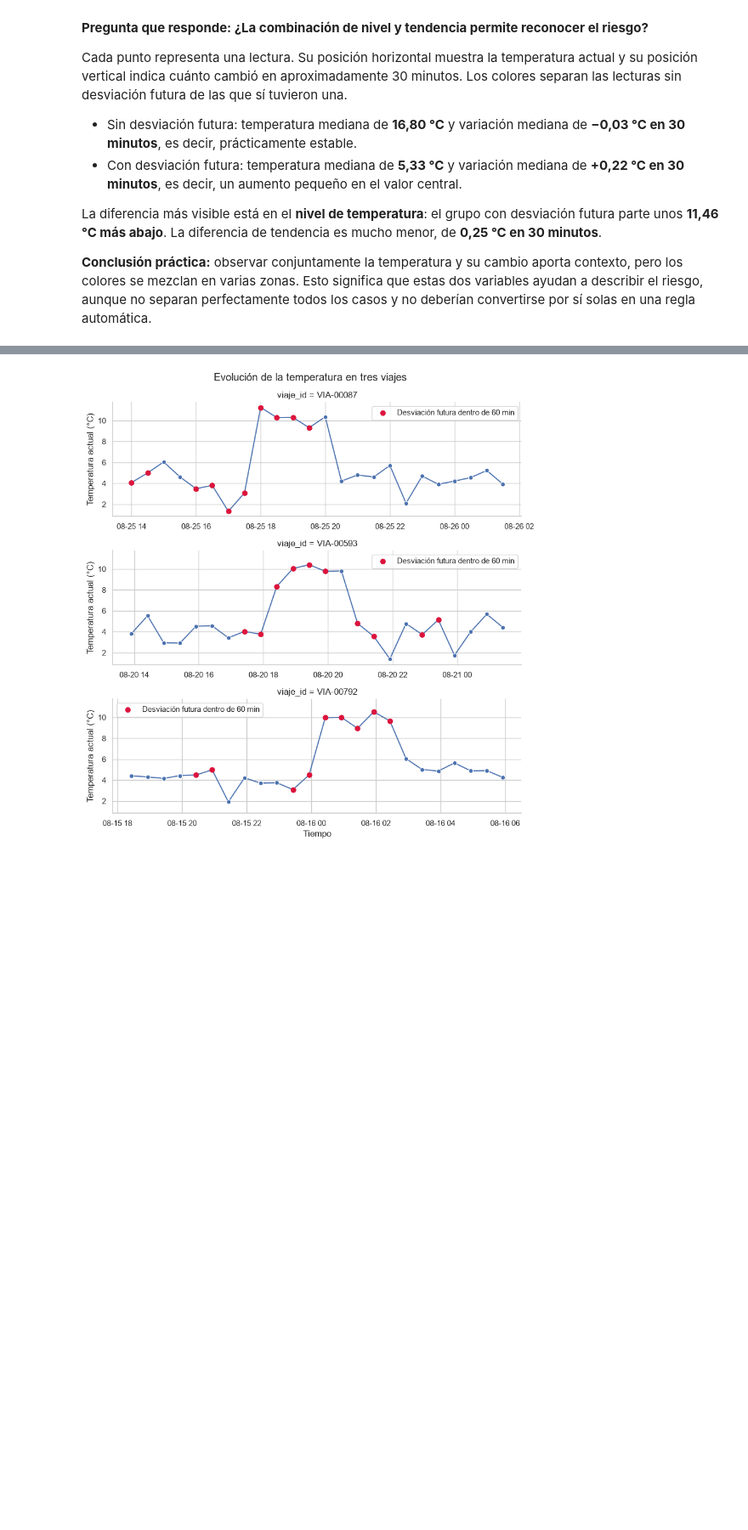
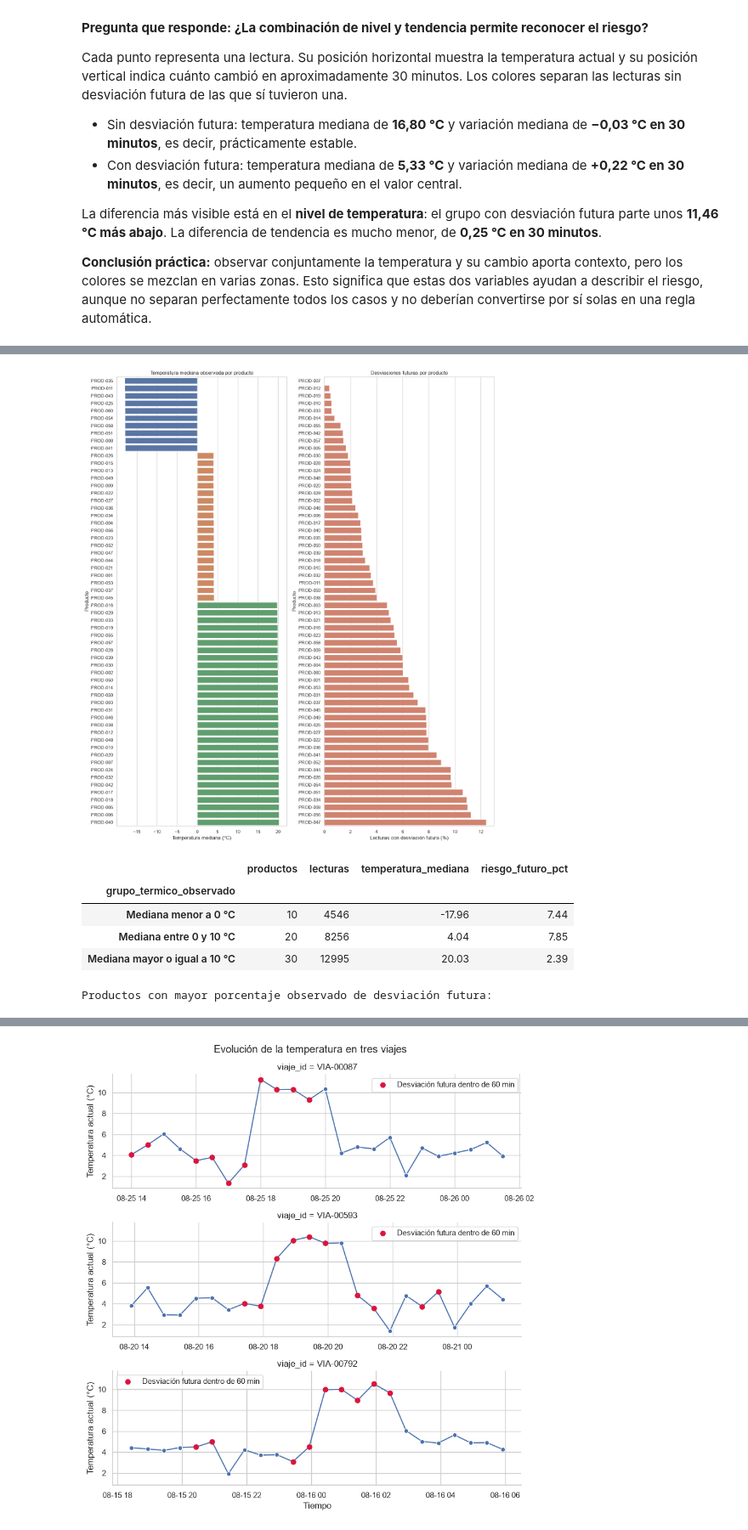
Before and after one commit to remrodri/practicasNotebookColab, a Jupyter notebook: proyecto-integradorV3/04-EDA/04_EDA_Gold_AndinaLog_IoT.ipynb, the cells around one changed output, grey strips where cells are left out. Shown at 85% size. Cells and saved outputs as stored; diff of their text form; code cells hidden in the pictures; blank space fills up the shorter version.

```diff
--- a/proyecto-integradorV3/04-EDA/04_EDA_Gold_AndinaLog_IoT.ipynb
+++ b/proyecto-integradorV3/04-EDA/04_EDA_Gold_AndinaLog_IoT.ipynb
@@ -422,0 +433,72 @@ La diferencia más visible está en el **nivel de temperatura**: el grupo con de
+# %%
+resumen_producto = (
+    analisis.groupby("producto_id")
+    .agg(
+        lecturas=("producto_id", "size"),
+        viajes=("viaje_id", "nunique"),
+        temperatura_mediana=(temp, "median"),
+        temperatura_minima=(temp, "min"),
+        temperatura_maxima=(temp, "max"),
+        desviaciones_futuras=(objetivo, "sum"),
+        riesgo_futuro_pct=(objetivo, "mean"),
+    )
+)
+resumen_producto["riesgo_futuro_pct"] *= 100
+resumen_producto["grupo_termico_observado"] = pd.cut(
+    resumen_producto["temperatura_mediana"],
+    bins=[-np.inf, 0, 10, np.inf],
+    labels=["Mediana menor a 0 °C", "Mediana entre 0 y 10 °C", "Mediana mayor o igual a 10 °C"],
+    right=False,
+)
+
+display(resumen_producto.sort_values("temperatura_mediana").round(2))
+
+orden_temperatura = resumen_producto.sort_values("temperatura_mediana").index
+orden_riesgo = resumen_producto.sort_values("riesgo_futuro_pct").index
+
+fig, axes = plt.subplots(1, 2, figsize=(14, 16))
+sns.barplot(
+    data=resumen_producto.loc[orden_temperatura].reset_index(),
+    y="producto_id", x="temperatura_mediana", hue="grupo_termico_observado",
+    dodge=False, ax=axes[0], legend=False,
+)
+axes[0].set_title("Temperatura mediana observada por producto")
+axes[0].set_xlabel("Temperatura mediana (°C)")
+axes[0].set_ylabel("Producto")
+
+sns.barplot(
+    data=resumen_producto.loc[orden_riesgo].reset_index(),
+    y="producto_id", x="riesgo_futuro_pct", color="#E07A5F", ax=axes[1],
+)
+axes[1].set_title("Desviaciones futuras por producto")
+axes[1].set_xlabel("Lecturas con desviación futura (%)")
+axes[1].set_ylabel("Producto")
+
+plt.tight_layout()
+plt.show()
+
+resumen_grupo_termico = (
+    analisis.assign(
+        grupo_termico_observado=analisis["producto_id"].map(
+            resumen_producto["grupo_termico_observado"]
+        )
+    )
+    .groupby("grupo_termico_observado", observed=True)
+    .agg(
+        productos=("producto_id", "nunique"),
+        lecturas=("producto_id", "size"),
+        temperatura_mediana=(temp, "median"),
+        riesgo_futuro_pct=(objetivo, "mean"),
+    )
+)
+resumen_grupo_termico["riesgo_futuro_pct"] *= 100
+display(resumen_grupo_termico.round(2))
+
+print("Productos con mayor porcentaje observado de desviación futura:")
+display(
+    resumen_producto.nlargest(5, "riesgo_futuro_pct")[[
+        "lecturas", "viajes", "temperatura_mediana",
+        "desviaciones_futuras", "riesgo_futuro_pct",
+    ]].round(2)
+)
+# %% [output]
@@ -422,0 +523,7 @@ La diferencia más visible está en el **nivel de temperatura**: el grupo con de
+[figure, added]
+|  | productos | lecturas | temperatura_mediana | riesgo_futuro_pct |
+| grupo_termico_observado |  |  |  |  |
+| Mediana menor a 0 °C | 10 | 4546 | -17.96 | 7.44 |
+| Mediana entre 0 y 10 °C | 20 | 8256 | 4.04 | 7.85 |
+| Mediana mayor o igual a 10 °C | 30 | 12995 | 20.03 | 2.39 |
+Productos con mayor porcentaje observado de desviación futura:
```
Also changed, not shown: parts of 8 cells of this notebook, 32 other files.
